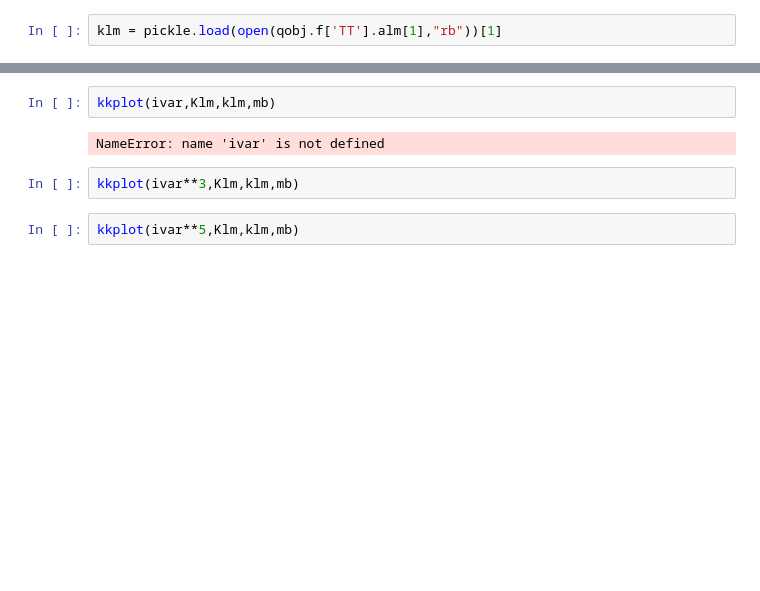
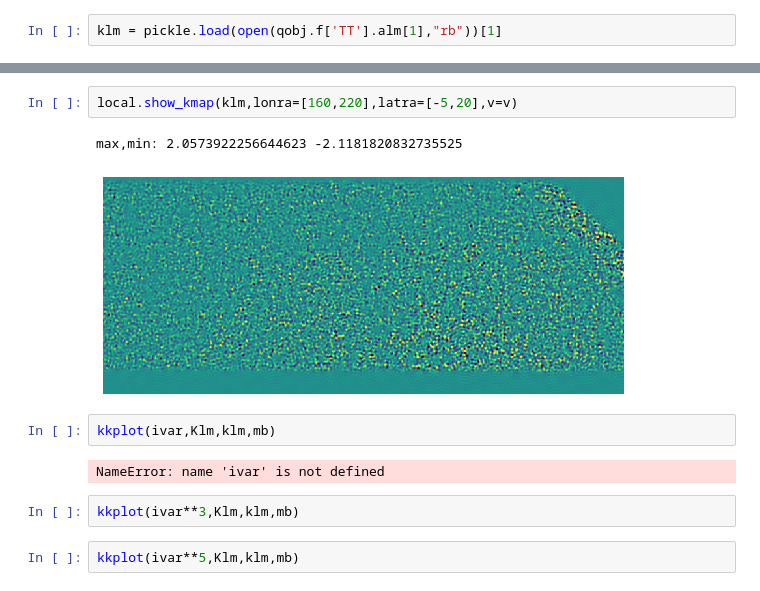
Before and after one commit to ACTCollaboration/Lensing-Daytime, a Jupyter notebook: check_null_curl_map.ipynb, the cells around one changed output, grey strips where cells are left out. Cells and saved outputs as stored; diff of their text form; blank space fills up the shorter version.

```diff
--- a/check_null_curl_map.ipynb
+++ b/check_null_curl_map.ipynb
@@ -39,3 +44,8 @@ local.show_kmap(klm,lonra=[145,250],latra=[-5,20],v=.5)
+# %%
+local.show_kmap(klm,lonra=[160,220],latra=[-5,20],v=v)
+# %% [output]
+max,min: 2.0573922256644623 -2.1181820832735525
+[figure, added]
 # %%
 kkplot(ivar,Klm,klm,mb)
 # %% [output]
```
Also changed, not shown: parts of 6 cells of this notebook, 21 other files.
